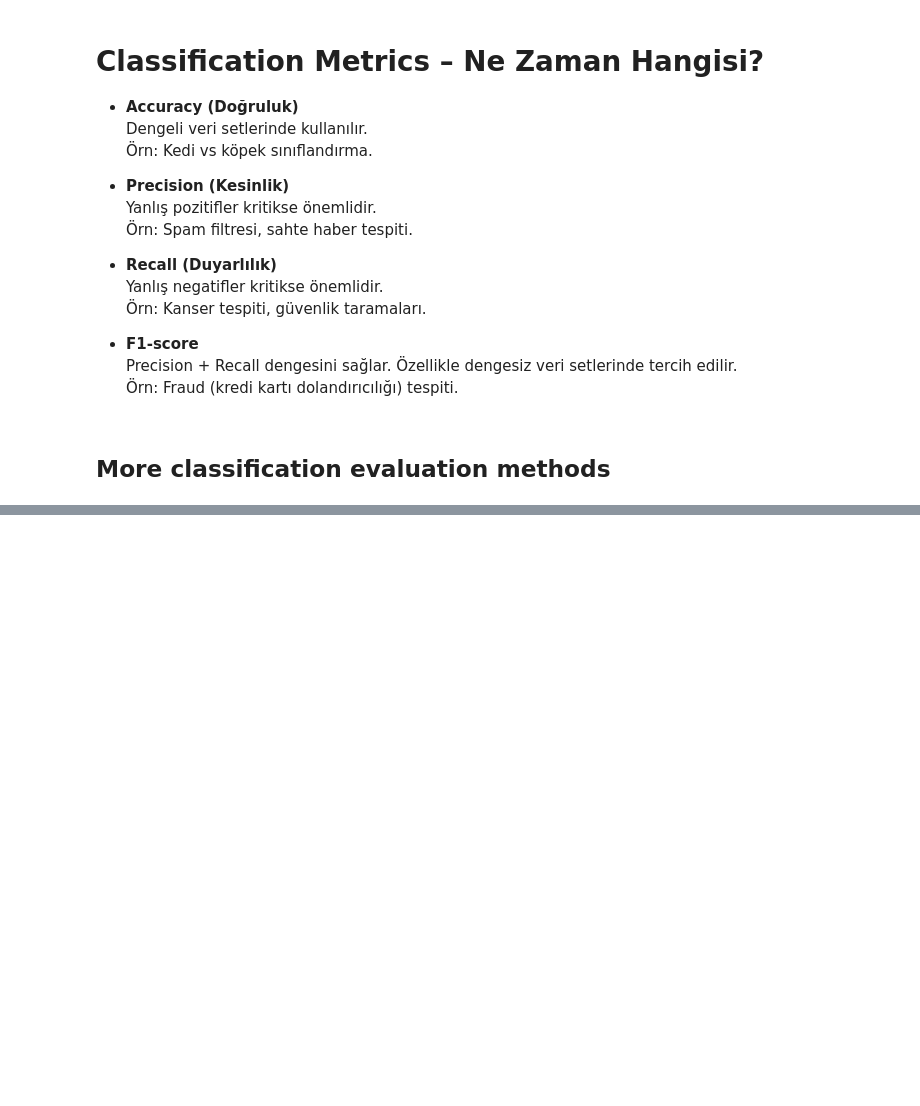
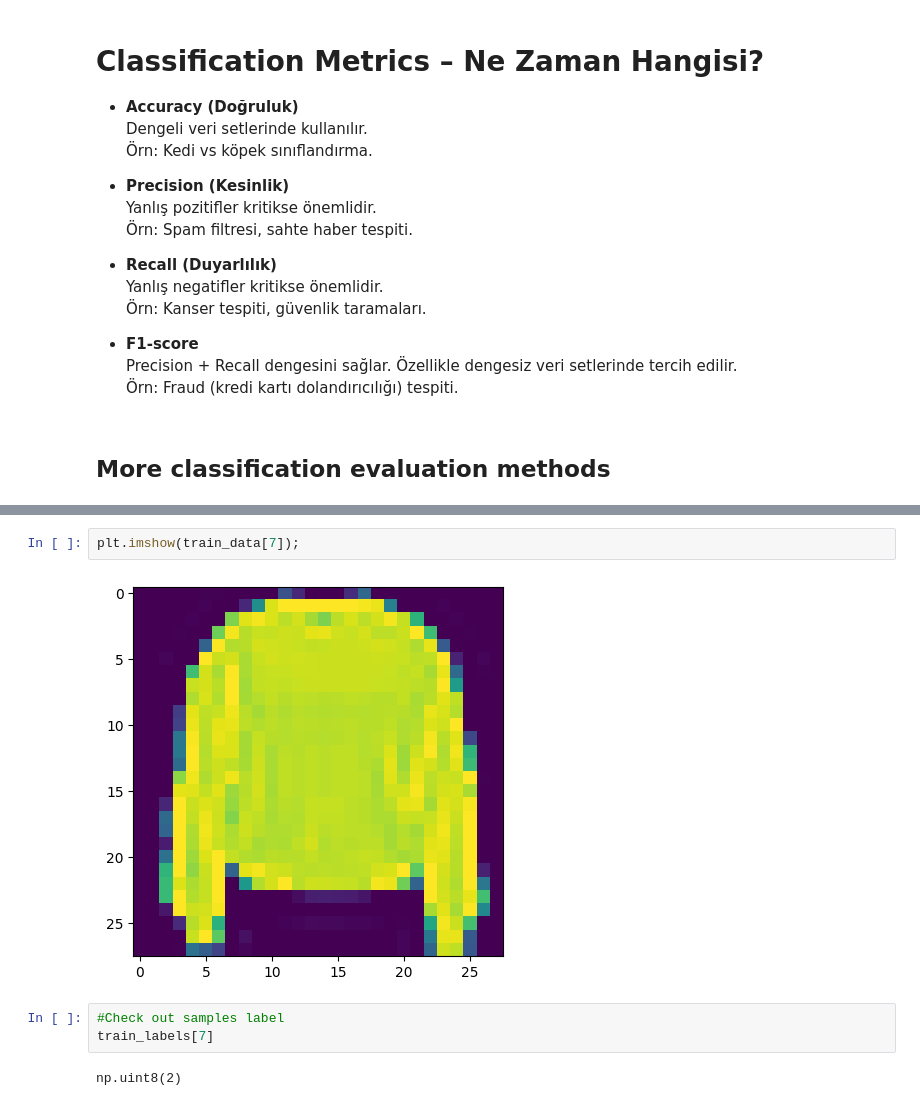
Before and after one commit to gokturkberke/tensorflow-deeplearning, a Jupyter notebook: neural_network_classification_2.ipynb, the cells around one changed output, grey strips where cells are left out. Drawn from its saved outputs; the diff is of its cells as text; blank space fills up the shorter version.

```diff
--- a/neural_network_classification_2.ipynb
+++ b/neural_network_classification_2.ipynb
@@ -901,0 +950,9 @@ cm_norm,cm.shape[0]
+# %%
+plt.imshow(train_data[7]);
+# %% [output]
+[figure, added]
+# %%
+#Check out samples label
+train_labels[7]
+# %% [output]
+np.uint8(2)
```
Also changed, not shown: parts of 49 cells of this notebook.
